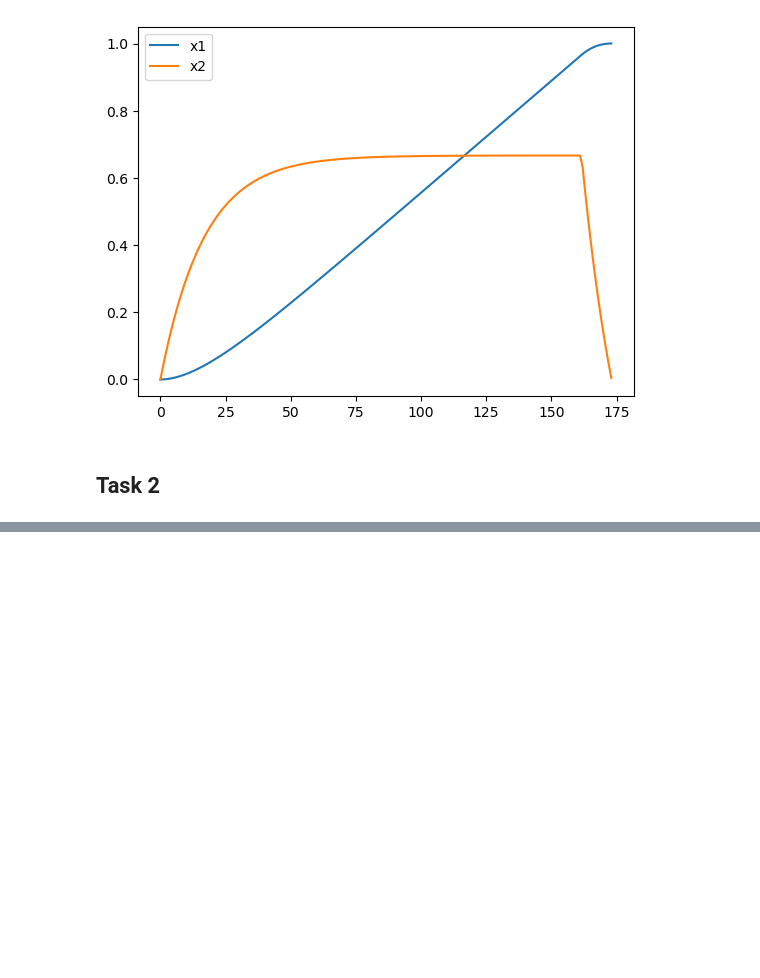
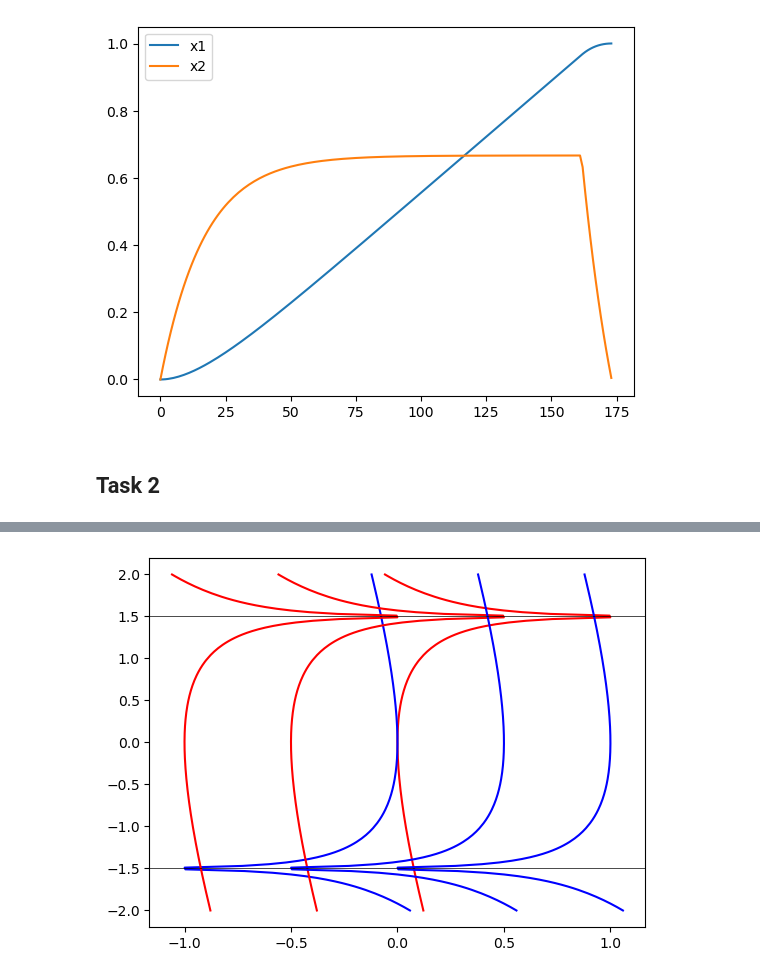
Before and after one commit to ravilkooo/met_opt, a Jupyter notebook: prac-7/Task.ipynb, the cells around one changed output, grey strips where cells are left out. Drawn from its saved outputs; the diff is of its cells as text; code cells hidden in the pictures; blank space fills up the shorter version.

Commit message:
prac-7 task-2 phase portr

```diff
--- a/prac-7/Task.ipynb
+++ b/prac-7/Task.ipynb
@@ -211,0 +135,28 @@ plt.show()
+# %%
+def get_phase_pos(k):
+    def x_1(x_2):
+        return -x_2/6 - 0.25 *np.log(np.abs(x_2/1.5 - 1)) + k
+    return x_1
+
+def get_phase_neg(k):
+    def x_1(x_2):
+        return -x_2/6 + 0.25 *np.log(np.abs(x_2/1.5 + 1)) + k
+    return x_1
+# %%
+k_arr = [0, 0.5, 1]
+# %%
+for k in k_arr:
+    x_2 = np.concatenate([np.linspace(-2, 1, 150)[:-1], np.linspace(1, 2, 50)[1:]])
+    x_1_foo = get_phase_pos(-k)
+    plt.plot(x_1_foo(x_2), x_2, 'r')
+
+    x_2 = np.concatenate([np.linspace(-2, -1, 50)[:-1], np.linspace(-1, 2, 150)[1:]])
+    x_1_foo = get_phase_neg(k)
+    plt.plot(x_1_foo(x_2), x_2, 'b')
+# plt.xlim(-2,2)
+# plt.ylim(-2,2)
+plt.axhline(y=1.5, color='k', lw=0.5)
+plt.axhline(y=-1.5, color='k', lw=0.5)
+plt.show()
+# %% [output]
+[figure, added]
```
Also changed, not shown: parts of 11 cells of this notebook.
